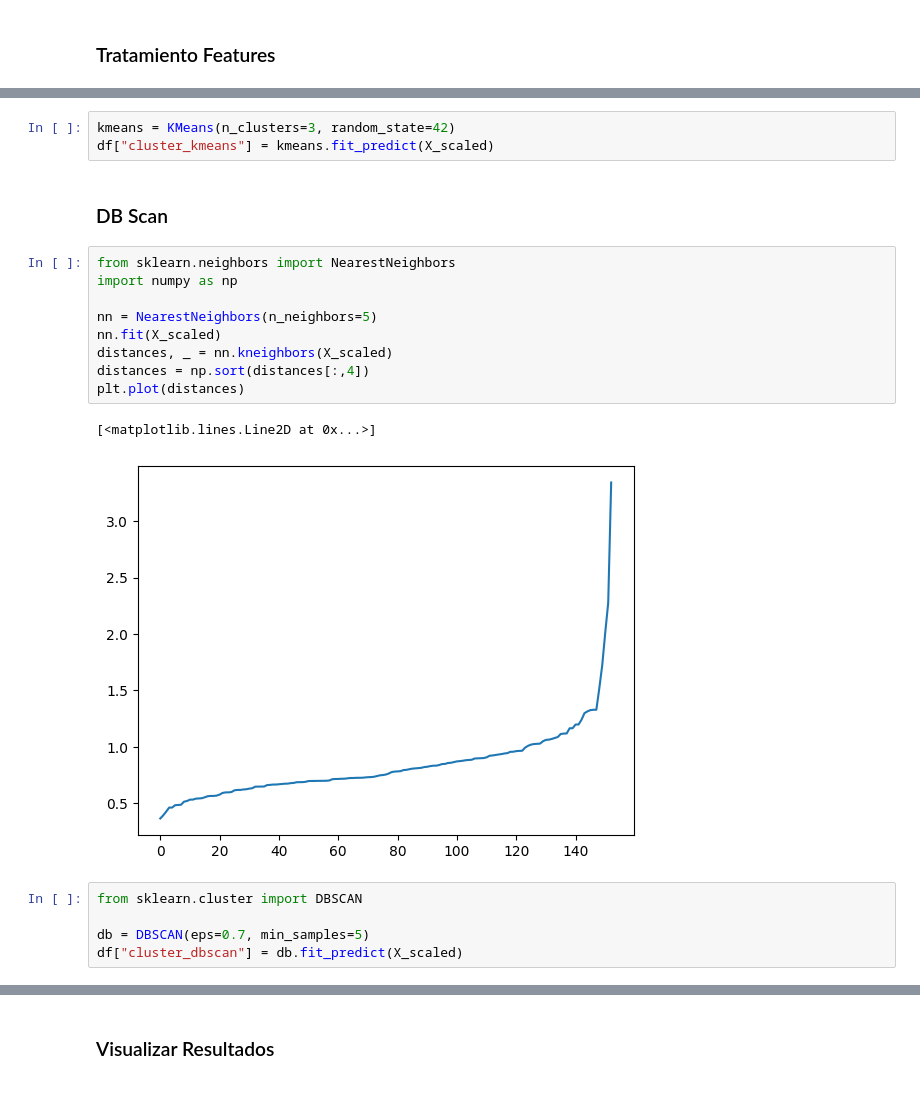
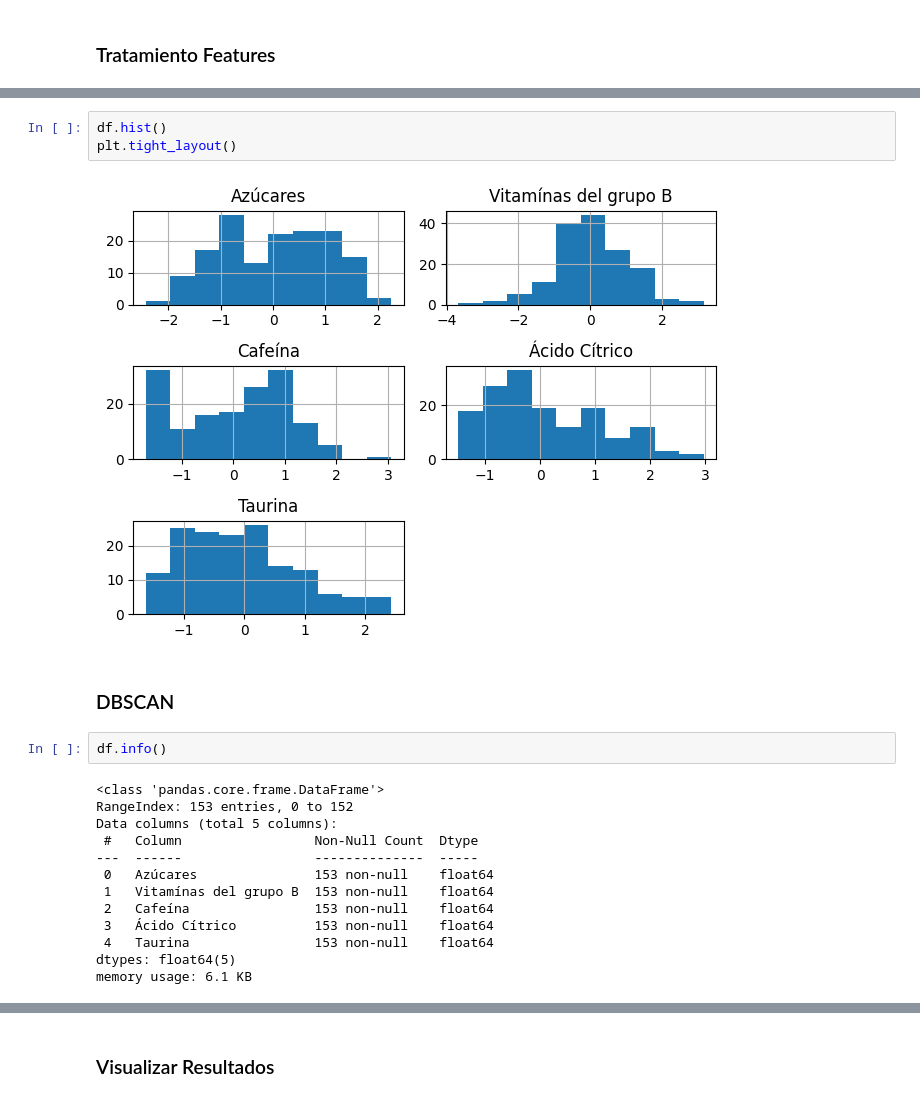
Before and after one commit to Whitee-12/DS-online-blanca, a Jupyter notebook: 04_Machine_Learning/Sprint_13/Unidad_02_ML_No_Supervisado_Clustering_DBSCAN/03_Practica_Obligatoria/18_Practica_Obligatoria_Clustering_DBSCAN.ipynb, the cells around one changed output, grey strips where cells are left out. Drawn from its saved outputs; the diff is of its cells as text.

```diff
--- a/04_Machine_Learning/Sprint_13/Unidad_02_ML_No_Supervisado_Clustering_DBSCAN/03_Practica_Obligatoria/18_Practica_Obligatoria_Clustering_DBSCAN.ipynb
+++ b/04_Machine_Learning/Sprint_13/Unidad_02_ML_No_Supervisado_Clustering_DBSCAN/03_Practica_Obligatoria/18_Practica_Obligatoria_Clustering_DBSCAN.ipynb
@@ -102,22 +116,22 @@ sil
-# %%
-kmeans = KMeans(n_clusters=3, random_state=42)
-df["cluster_kmeans"] = kmeans.fit_predict(X_scaled)
-# %% [markdown]
-### DB Scan
-# %%
-from sklearn.neighbors import NearestNeighbors
-import numpy as np
-
-nn = NearestNeighbors(n_neighbors=5)
-nn.fit(X_scaled)
-distances, _ = nn.kneighbors(X_scaled)
-distances = np.sort(distances[:,4])
-plt.plot(distances)
-# %% [output]
-[<matplotlib.lines.Line2D at 0x...>]
-[figure, removed]
-# %%
-from sklearn.cluster import DBSCAN
-
-db = DBSCAN(eps=0.7, min_samples=5)
-df["cluster_dbscan"] = db.fit_predict(X_scaled)
+# %%
+df.hist()
+plt.tight_layout()
+# %% [output]
+[figure, added]
+# %% [markdown]
+### DBSCAN
+# %%
+df.info()
+# %% [output]
+<class 'pandas.core.frame.DataFrame'>
+RangeIndex: 153 entries, 0 to 152
+Data columns (total 5 columns):
+ #   Column                 Non-Null Count  Dtype
+---  ------                 --------------  -----
+ 0   Azúcares               153 non-null    float64
+ 1   Vitamínas del grupo B  153 non-null    float64
+ 2   Cafeína                153 non-null    float64
+ 3   Ácido Cítrico          153 non-null    float64
+ 4   Taurina                153 non-null    float64
+dtypes: float64(5)
+memory usage: 6.1 KB
```
Also changed, not shown: parts of 23 cells of this notebook, 10 other files.
